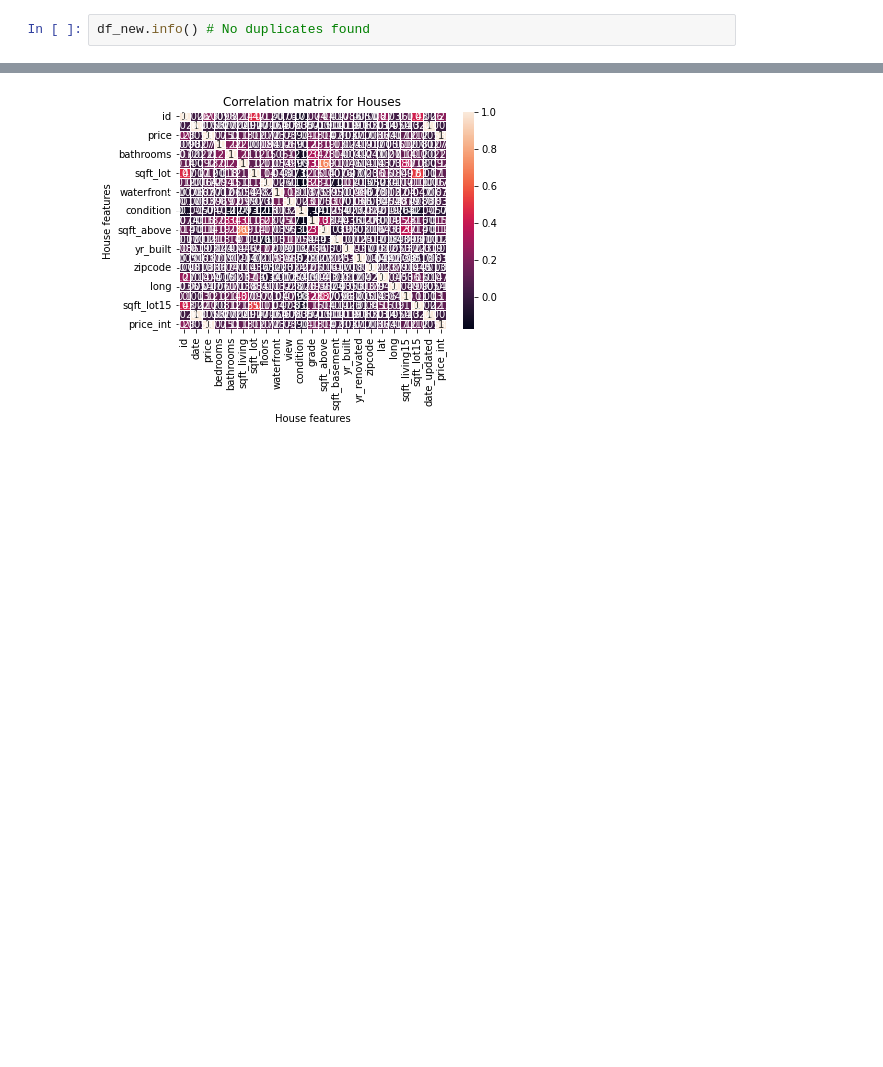
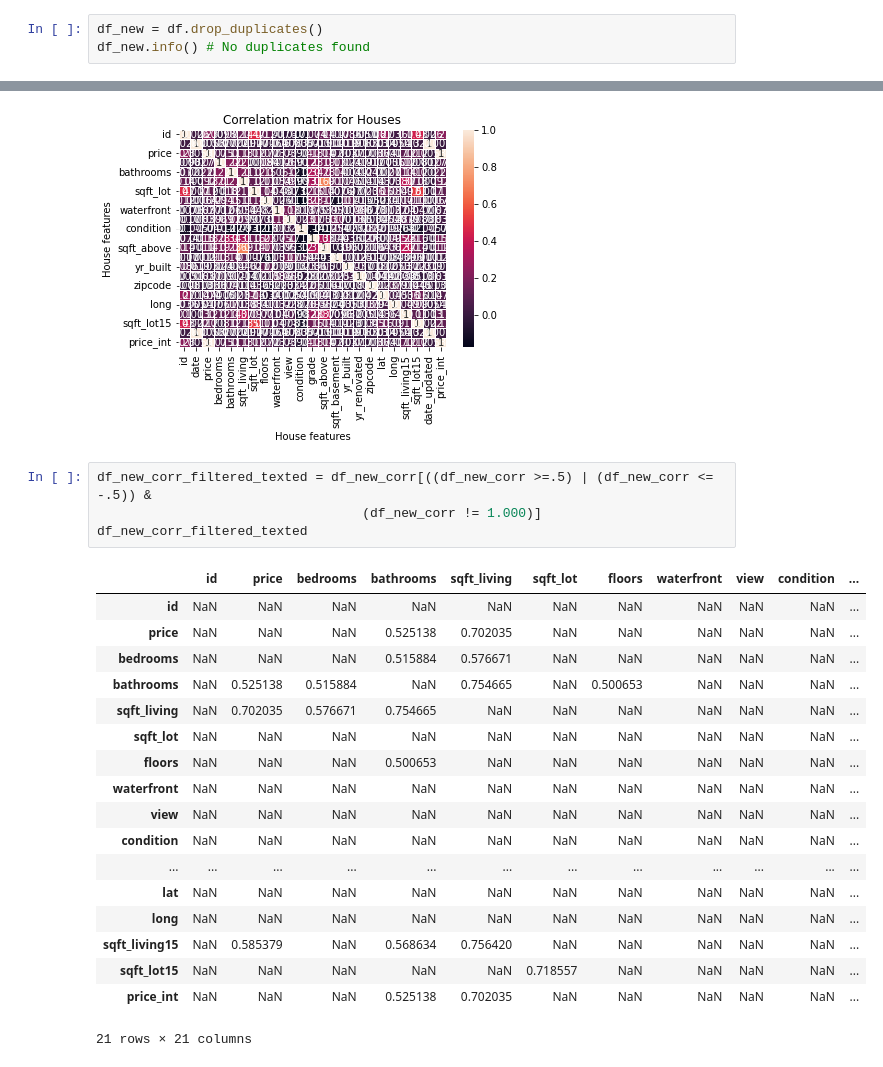
Before and after one commit to teoaleh/Data-Science-Projects, a Jupyter notebook: House sales in King County USA/EDA.ipynb, the cells around one changed output, grey strips where cells are left out. Cells and saved outputs as stored; diff of their text form; blank space fills up the shorter version.

```diff
--- a/House sales in King County USA/EDA.ipynb
+++ b/House sales in King County USA/EDA.ipynb
@@ -64,6 +64,7 @@ df.boxplot(column=['bedrooms'])
 <AxesSubplot:>
 [figure]
 # %%
+df_new = df.drop_duplicates()
 df_new.info() # No duplicates found
 # %% [output]
 <class 'pandas.core.frame.DataFrame'>
@@ -249,3 +250,26 @@ plt.ylabel("House features")
 # %% [output]
 Text(32.09375, 0.5, 'House features')
 [figure]
+# %%
+df_new_corr_filtered_texted = df_new_corr[((df_new_corr >=.5) | (df_new_corr <= -.5)) &
+                                  (df_new_corr != 1.000)]
+df_new_corr_filtered_texted
+# %% [output]
+|  | id | price | bedrooms | bathrooms | sqft_living | sqft_lot | floors | waterfront | view | condition | ... |
+| id | NaN | NaN | NaN | NaN | NaN | NaN | NaN | NaN | NaN | NaN | ... |
+| price | NaN | NaN | NaN | 0.525138 | 0.702035 | NaN | NaN | NaN | NaN | NaN | ... |
+| bedrooms | NaN | NaN | NaN | 0.515884 | 0.576671 | NaN | NaN | NaN | NaN | NaN | ... |
+| bathrooms | NaN | 0.525138 | 0.515884 | NaN | 0.754665 | NaN | 0.500653 | NaN | NaN | NaN | ... |
+| sqft_living | NaN | 0.702035 | 0.576671 | 0.754665 | NaN | NaN | NaN | NaN | NaN | NaN | ... |
+| sqft_lot | NaN | NaN | NaN | NaN | NaN | NaN | NaN | NaN | NaN | NaN | ... |
+| floors | NaN | NaN | NaN | 0.500653 | NaN | NaN | NaN | NaN | NaN | NaN | ... |
+| waterfront | NaN | NaN | NaN | NaN | NaN | NaN | NaN | NaN | NaN | NaN | ... |
+| view | NaN | NaN | NaN | NaN | NaN | NaN | NaN | NaN | NaN | NaN | ... |
+| condition | NaN | NaN | NaN | NaN | NaN | NaN | NaN | NaN | NaN | NaN | ... |
+| ... | ... | ... | ... | ... | ... | ... | ... | ... | ... | ... | ... |
+| lat | NaN | NaN | NaN | NaN | NaN | NaN | NaN | NaN | NaN | NaN | ... |
+| long | NaN | NaN | NaN | NaN | NaN | NaN | NaN | NaN | NaN | NaN | ... |
+| sqft_living15 | NaN | 0.585379 | NaN | 0.568634 | 0.756420 | NaN | NaN | NaN | NaN | NaN | ... |
+| sqft_lot15 | NaN | NaN | NaN | NaN | NaN | 0.718557 | NaN | NaN | NaN | NaN | ... |
+| price_int | NaN | NaN | NaN | 0.525138 | 0.702035 | NaN | NaN | NaN | NaN | NaN | ... |
+21 rows × 21 columns
```
Also changed, not shown: parts of 11 cells of this notebook.
